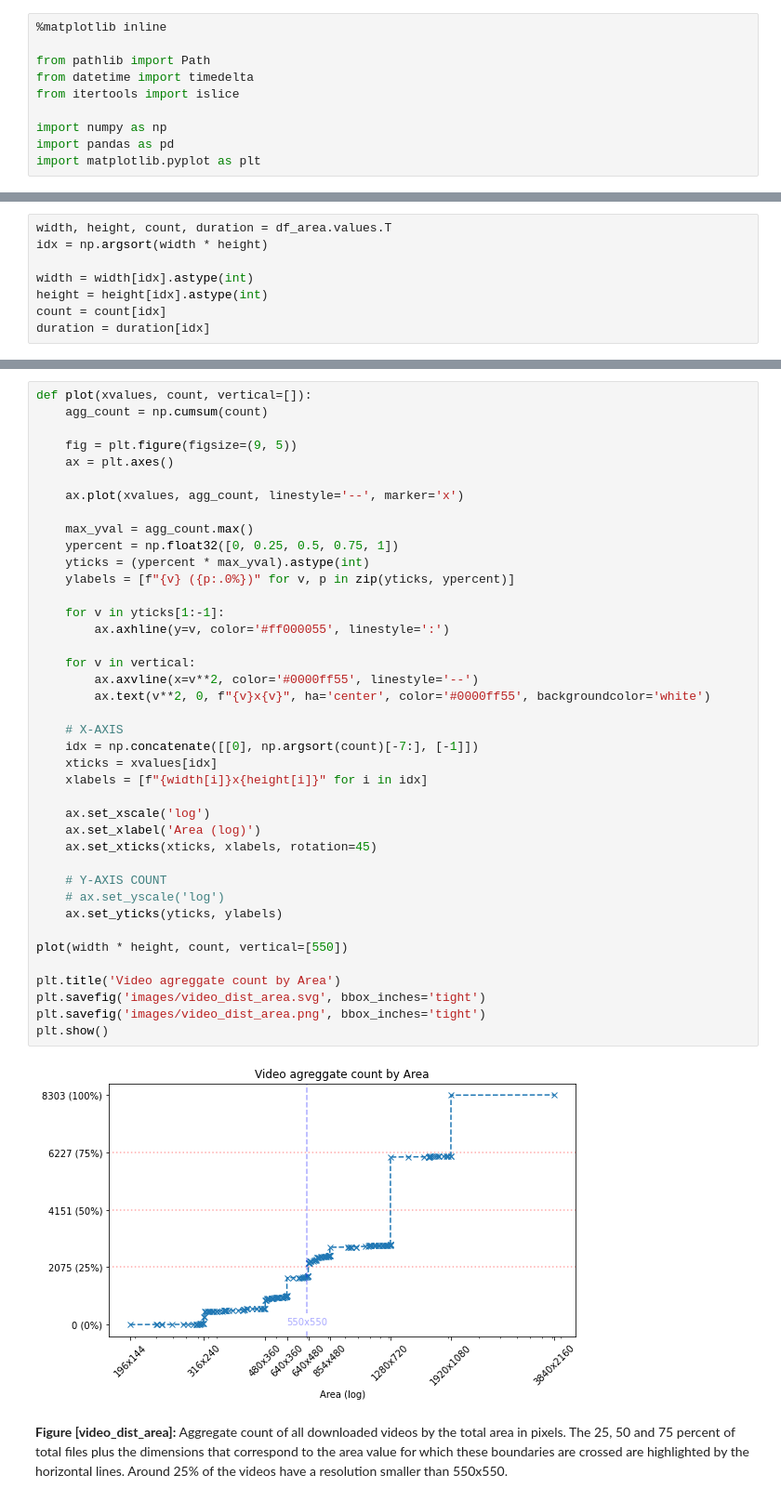
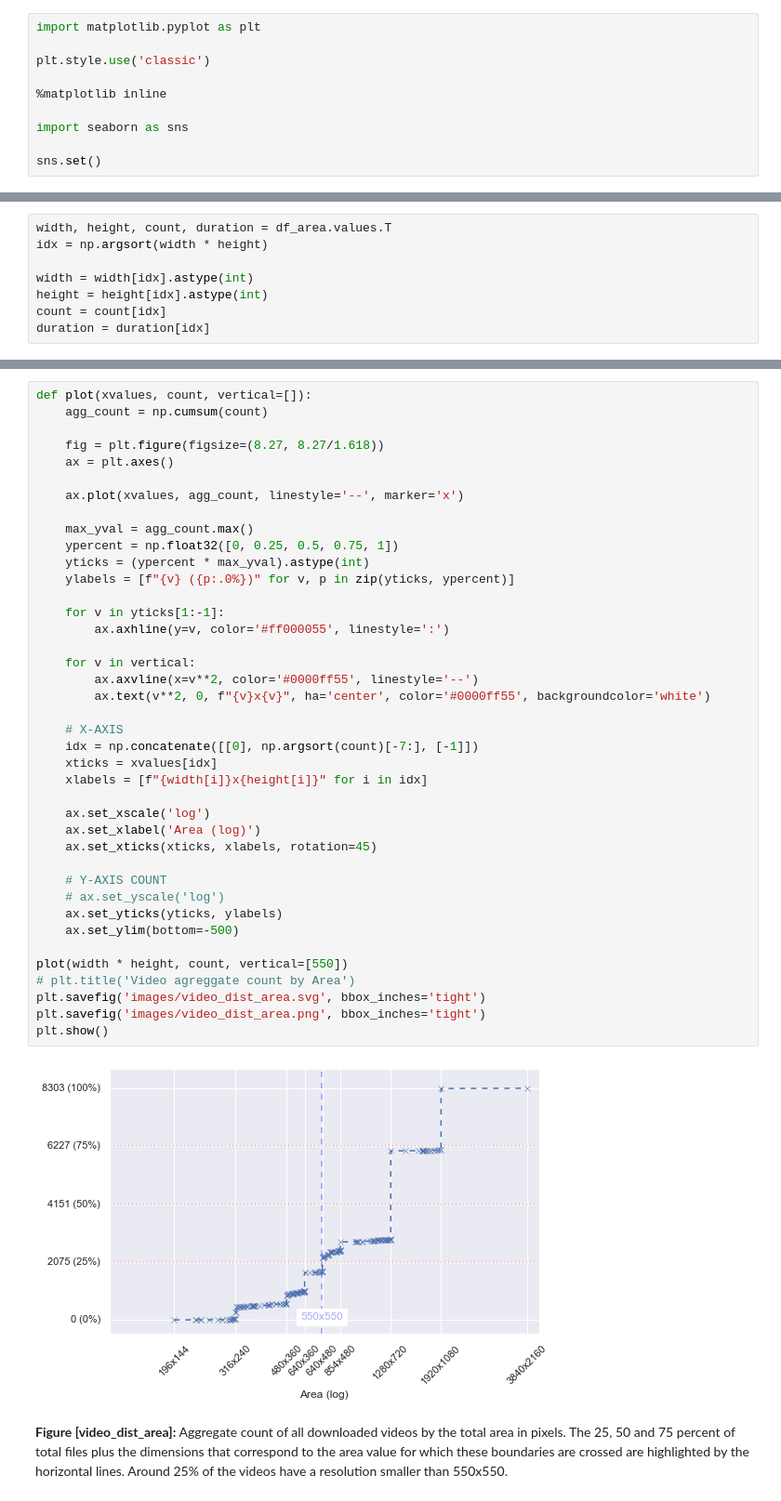
Before and after one commit to segonzal/chiletv, a Jupyter notebook: analysis/general_dataset_stats.ipynb, the cells around one changed output, grey strips where cells are left out. Shown: that part at 93% size. Cells and saved outputs as stored; diff of their text form.

```diff
--- a/analysis/general_dataset_stats.ipynb
+++ b/analysis/general_dataset_stats.ipynb
@@ -5,10 +12,10 @@ A quick exploratory analysis of the downloaded videos.
 # %%
+import matplotlib.pyplot as plt
+
+plt.style.use('classic')
+
 %matplotlib inline
 
-from pathlib import Path
-from datetime import timedelta
-from itertools import islice
+import seaborn as sns
 
-import numpy as np
-import pandas as pd
-import matplotlib.pyplot as plt
+sns.set()
@@ -98,7 +89,7 @@ plt.show()
 def plot(xvalues, count, vertical=[]):
     agg_count = np.cumsum(count)
 
-    fig = plt.figure(figsize=(9, 5))
+    fig = plt.figure(figsize=(8.27, 8.27/1.618))
     ax = plt.axes()
 
     ax.plot(xvalues, agg_count, linestyle='--', marker='x')
@@ -106,35 +97,35 @@ def plot(xvalues, count, vertical=[]):
     max_yval = agg_count.max()
     ypercent = np.float32([0, 0.25, 0.5, 0.75, 1])
     yticks = (ypercent * max_yval).astype(int)
     ylabels = [f"{v} ({p:.0%})" for v, p in zip(yticks, ypercent)]
 
     for v in yticks[1:-1]:
         ax.axhline(y=v, color='#ff000055', linestyle=':')
 
     for v in vertical:
         ax.axvline(x=v**2, color='#0000ff55', linestyle='--')
         ax.text(v**2, 0, f"{v}x{v}", ha='center', color='#0000ff55', backgroundcolor='white')
 
     # X-AXIS
     idx = np.concatenate([[0], np.argsort(count)[-7:], [-1]])
     xticks = xvalues[idx]
     xlabels = [f"{width[i]}x{height[i]}" for i in idx]
 
     ax.set_xscale('log')
     ax.set_xlabel('Area (log)')
     ax.set_xticks(xticks, xlabels, rotation=45)
 
     # Y-AXIS COUNT
     # ax.set_yscale('log')
     ax.set_yticks(yticks, ylabels)
+    ax.set_ylim(bottom=-500)
 
 plot(width * height, count, vertical=[550])
-
-plt.title('Video agreggate count by Area')
+# plt.title('Video agreggate count by Area')
 plt.savefig('images/video_dist_area.svg', bbox_inches='tight')
 plt.savefig('images/video_dist_area.png', bbox_inches='tight')
 plt.show()
 # %% [output]
-[figure, old version]
+[figure, new version]
 # %% [markdown]
 **Figure \[video_dist_area]:** Aggregate count of all downloaded videos by the total area in pixels. The 25, 50 and 75 percent of total files plus the dimensions that correspond to the area value for which these boundaries are crossed are highlighted by the horizontal lines. Around 25% of the videos have a resolution smaller than 550x550.
```
Also changed, not shown: parts of 6 cells of this notebook, 4 other files.
